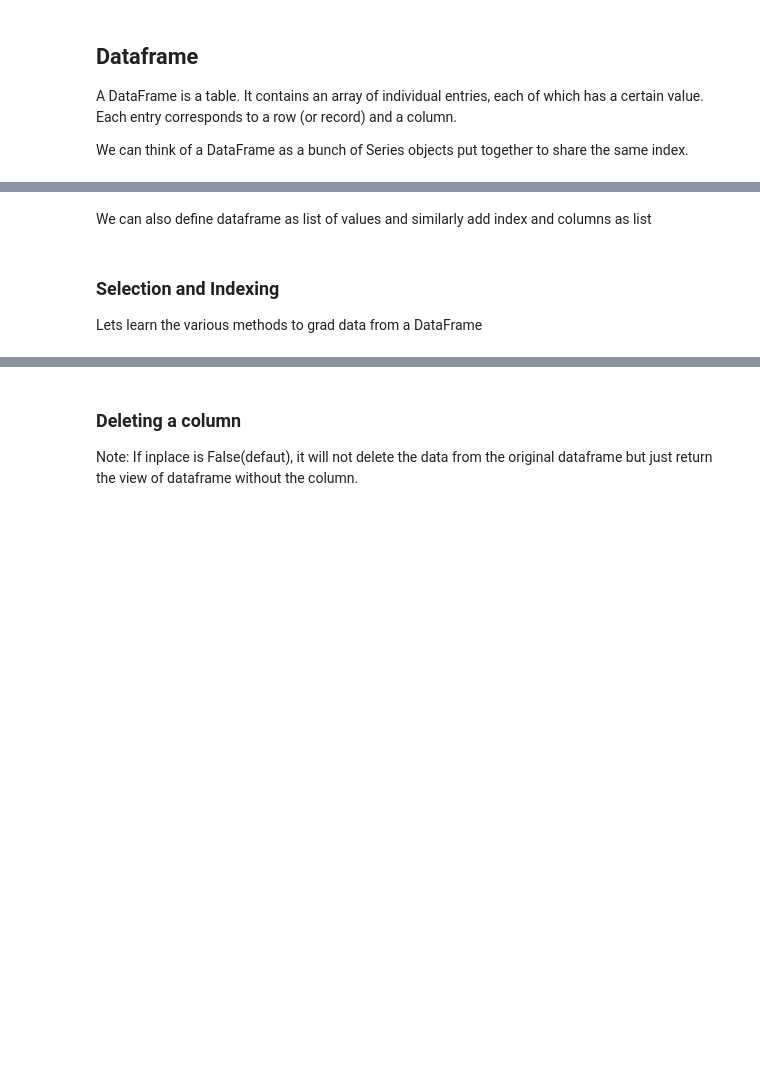
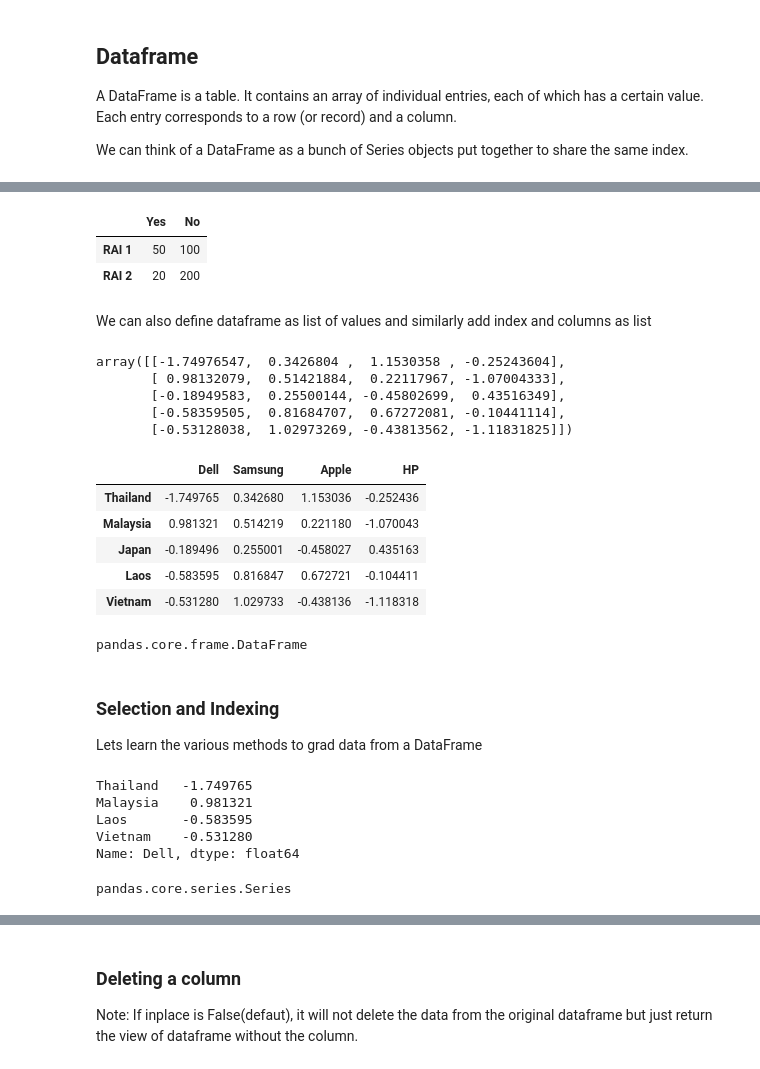
Before and after one commit to JoeyThirawat/RAI2.2-RoboticsLab3, a Jupyter notebook: Wk10-RoboLab3-23Mar22/RoboticsLab3-Pandas1-RAI2.ipynb, the cells around one changed output, grey strips where cells are left out. Cells and saved outputs as stored; diff of their text form; code cells hidden in the pictures; blank space fills up the shorter version.

```diff
--- a/Wk10-RoboLab3-23Mar22/RoboticsLab3-Pandas1-RAI2.ipynb
+++ b/Wk10-RoboLab3-23Mar22/RoboticsLab3-Pandas1-RAI2.ipynb
@@ -83,23 +164,59 @@ pd.DataFrame({'Yes': [50, 20], 'No':[100,200]})
 # %%
 # Create a pandas dataframe with the dictionary {'Yes': [50, 20], 'No':[100,200]} and index ['RAI 1', 'RAI 2']
+pd.DataFrame({'Yes': [50, 20], 'No':[100,200]}, index = ['RAI 1', 'RAI 2'])
+# %% [output]
+|  | Yes | No |
+| RAI 1 | 50 | 100 |
+| RAI 2 | 20 | 200 |
 # %% [markdown]
 We can also define dataframe as list of values and similarly add index and columns as list
 # %%
 # creating a list of random number of size (5,4)
+np.random.seed(100)
+random_values = np.random.randn(5,4)
 # %%
 # Display the random values
+random_values
+# %% [output]
+array([[-1.74976547,  0.3426804 ,  1.1530358 , -0.25243604],
+       [ 0.98132079,  0.51421884,  0.22117967, -1.07004333],
+       [-0.18949583,  0.25500144, -0.45802699,  0.43516349],
+       [-0.58359505,  0.81684707,  0.67272081, -0.10441114],
+       [-0.53128038,  1.02973269, -0.43813562, -1.11831825]])
 # %%
 # Create the dataframe with the random_values with index ['Thailand', 'Malaysia', 'Japan', 'Laos', 'Vietnam'] and columns ['Dell', 'Samsung', 'Apple', 'HP']
 df = pd.DataFrame(random_values, index=['Thailand', 'Malaysia', 'Japan', 'Laos', 'Vietnam'], columns=['Dell', 'Samsung', 'Apple', 'HP'])
 # %%
 # Display the dataframe
+df
+# %% [output]
+|  | Dell | Samsung | Apple | HP |
+| Thailand | -1.749765 | 0.342680 | 1.153036 | -0.252436 |
+| Malaysia | 0.981321 | 0.514219 | 0.221180 | -1.070043 |
+| Japan | -0.189496 | 0.255001 | -0.458027 | 0.435163 |
+| Laos | -0.583595 | 0.816847 | 0.672721 | -0.104411 |
+| Vietnam | -0.531280 | 1.029733 | -0.438136 | -1.118318 |
+# %%
+type(df)
+# %% [output]
+pandas.core.frame.DataFrame
 # %% [markdown]
 ### Selection and Indexing
 
 Lets learn the various methods to grad data from a DataFrame
 # %%
 # Select using indexing for Dell models only
+df['Dell'] # => try to use st like this
+# %% [output]
+Thailand   -1.749765
+Malaysia    0.981321
+Laos       -0.583595
+Vietnam    -0.531280
+Name: Dell, dtype: float64
 # %%
 # Check the type of data returned by the above code
+type(df['Dell'])
+# %% [output]
+pandas.core.series.Series
 # %%
 # Select the columns Dell and HP
```
Also changed, not shown: parts of 31 cells of this notebook.
